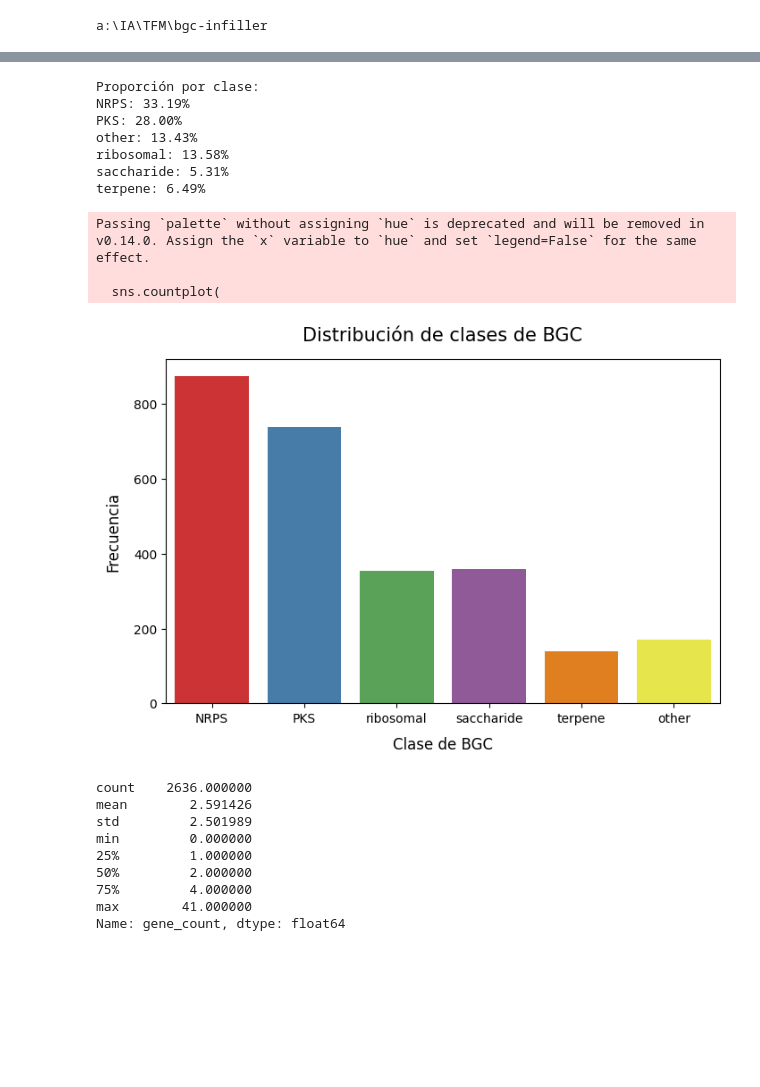
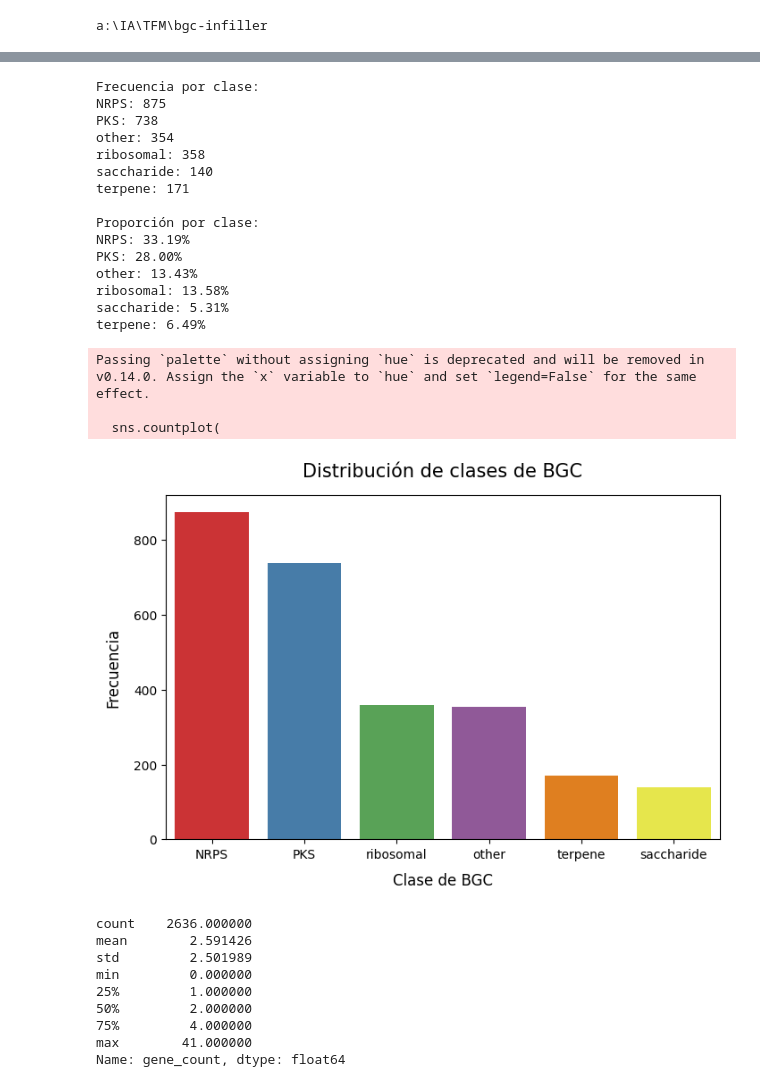
Before and after one commit to lm-jim/bgc-infiller, a Jupyter notebook: notebooks/eda.ipynb, the cells around one changed output, grey strips where cells are left out. Saved outputs shown, nothing was run; the diff lists cells and outputs as text; code cells hidden in the pictures; blank space fills up the shorter version.

```diff
--- a/notebooks/eda.ipynb
+++ b/notebooks/eda.ipynb
@@ -43,47 +43,55 @@ import seaborn as sns
 class_names = {
   0: 'NRPS',
   1: 'PKS',
-  2: 'ribosomal',
-  3: 'saccharide',
-  4: 'terpene',
-  5: 'other'
+  2: 'other',
+  3: 'ribosomal',
+  4: 'saccharide',
+  5: 'terpene'
 }
+
+sorted_values = df['class'].value_counts().index
 
 plt.figure(figsize=(8, 5))
 sns.countplot(
     x='class',
     data=df,
-    order=sorted(df['class'].unique()),
+    order=sorted_values,
     palette='Set1'
 )
 
 plt.title('Distribución de clases de BGC', fontsize=15, pad=15)
 plt.xlabel('Clase de BGC', fontsize=12, labelpad=10)
 plt.ylabel('Frecuencia', fontsize=12, labelpad=10)
 
-plt.xticks(
-  ticks=[0, 1, 2, 3, 4, 5],
-  labels=[class_names[i] for i in range(6)]
-)
-
-print("Proporción por clase:")
 counts = df['class'].value_counts().sort_index()
+print("Frecuencia por clase:")
+for cls, count in counts.items():
+  print(f"{cls}: {count}")
+print("\nProporción por clase:")
 for cls, count in counts.items():
   print(f"{cls}: {count/df.shape[0] * 100:.2f}%")
 
 plt.show()
 # %% [output]
+Frecuencia por clase:
+NRPS: 875
+PKS: 738
+other: 354
+ribosomal: 358
+saccharide: 140
+terpene: 171
+
 Proporción por clase:
 NRPS: 33.19%
 PKS: 28.00%
 other: 13.43%
 ribosomal: 13.58%
 saccharide: 5.31%
 terpene: 6.49%
 Passing `palette` without assigning `hue` is deprecated and will be removed in v0.14.0. Assign the `x` variable to `hue` and set `legend=False` for the same effect.
 
   sns.countplot(
-[figure, old version]
+[figure, new version]
 # %%
 import matplotlib.pyplot as plt
 import seaborn as sns
```
